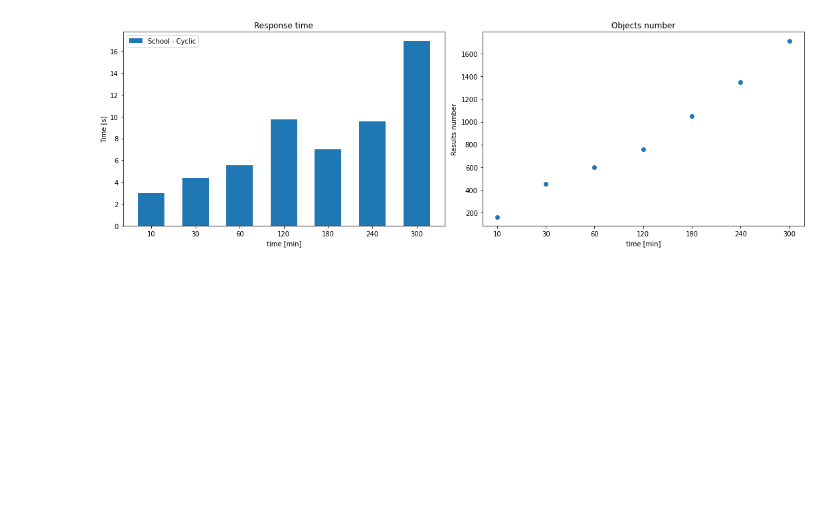
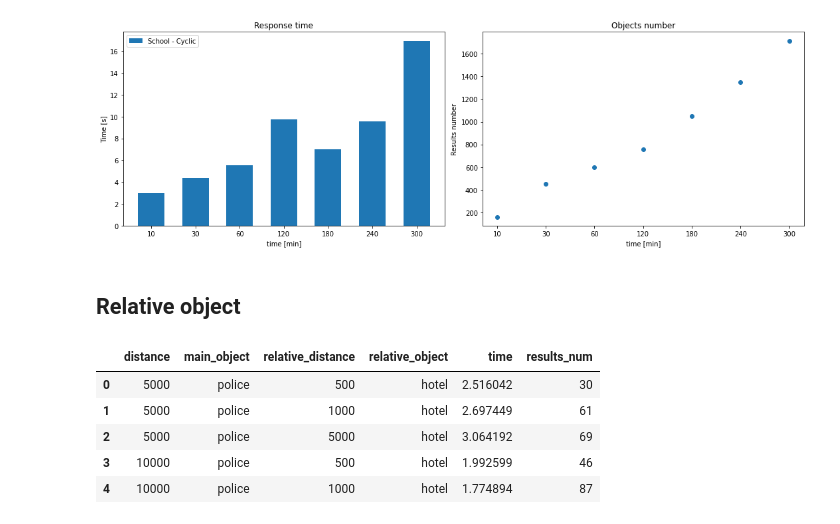
Before and after one commit to adamnapieralski/locations-search, a Jupyter notebook: ipynb_notebooks/performance_tests.ipynb, the cells around one changed output. Drawn from its saved outputs; the diff is of its cells as text; code cells hidden in the pictures; blank space fills up the shorter version.

```diff
--- a/ipynb_notebooks/performance_tests.ipynb
+++ b/ipynb_notebooks/performance_tests.ipynb
@@ -122,3 +117,15 @@ r = df[df['transport'] == transport]['results_num']
 plot_response_analyzis(d, [t], [r], ['School - Cyclic'], xlabel='time [min]')
 # %% [output]
 [figure]
+# %% [markdown]
+## Relative object
+# %%
+df = pd.read_csv(tests_path + 'relative_objects.csv')
+df.head()
+# %% [output]
+|  | distance | main_object | relative_distance | relative_object | time | results_num |
+| 0 | 5000 | police | 500 | hotel | 2.516042 | 30 |
+| 1 | 5000 | police | 1000 | hotel | 2.697449 | 61 |
+| 2 | 5000 | police | 5000 | hotel | 3.064192 | 69 |
+| 3 | 10000 | police | 500 | hotel | 1.992599 | 46 |
+| 4 | 10000 | police | 1000 | hotel | 1.774894 | 87 |
```
Also changed, not shown: parts of 2 cells of this notebook.
